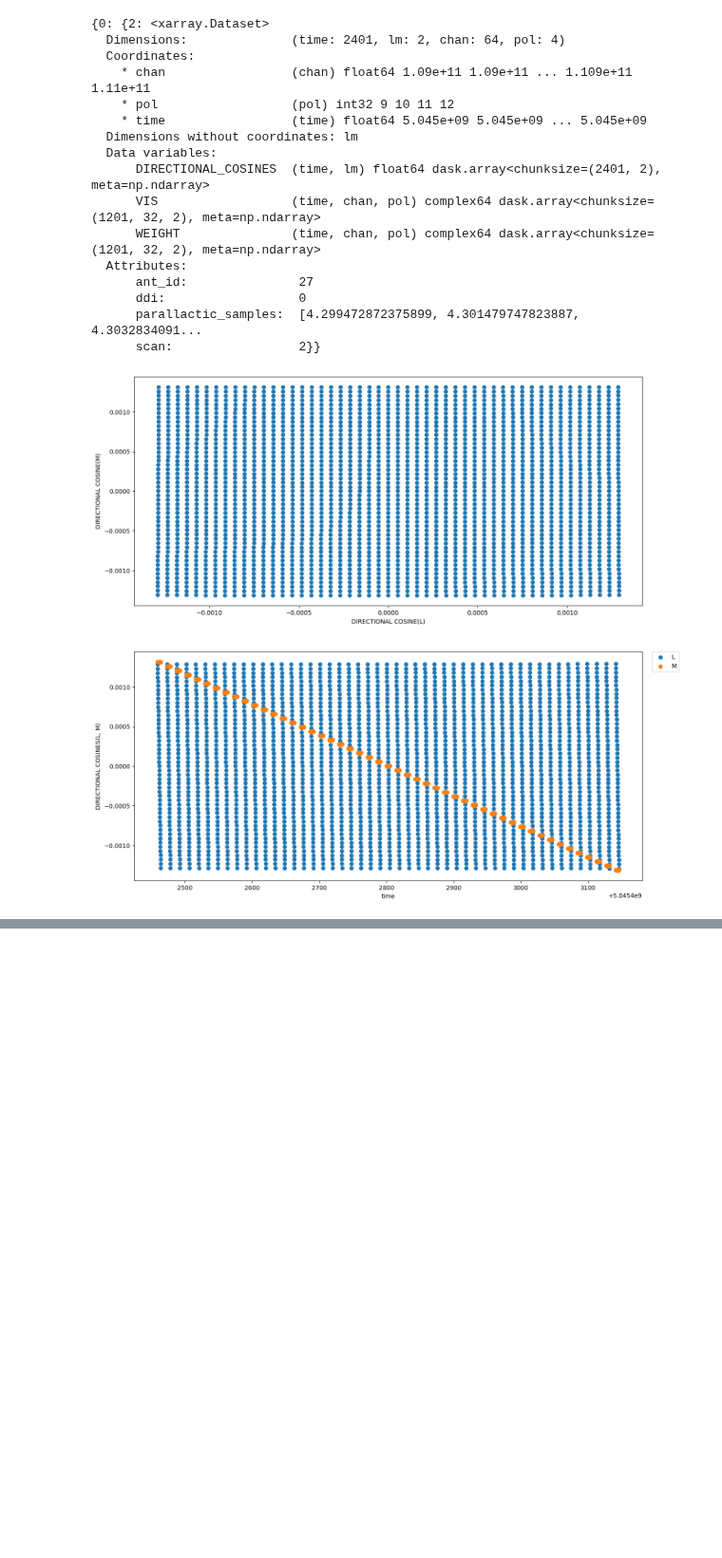
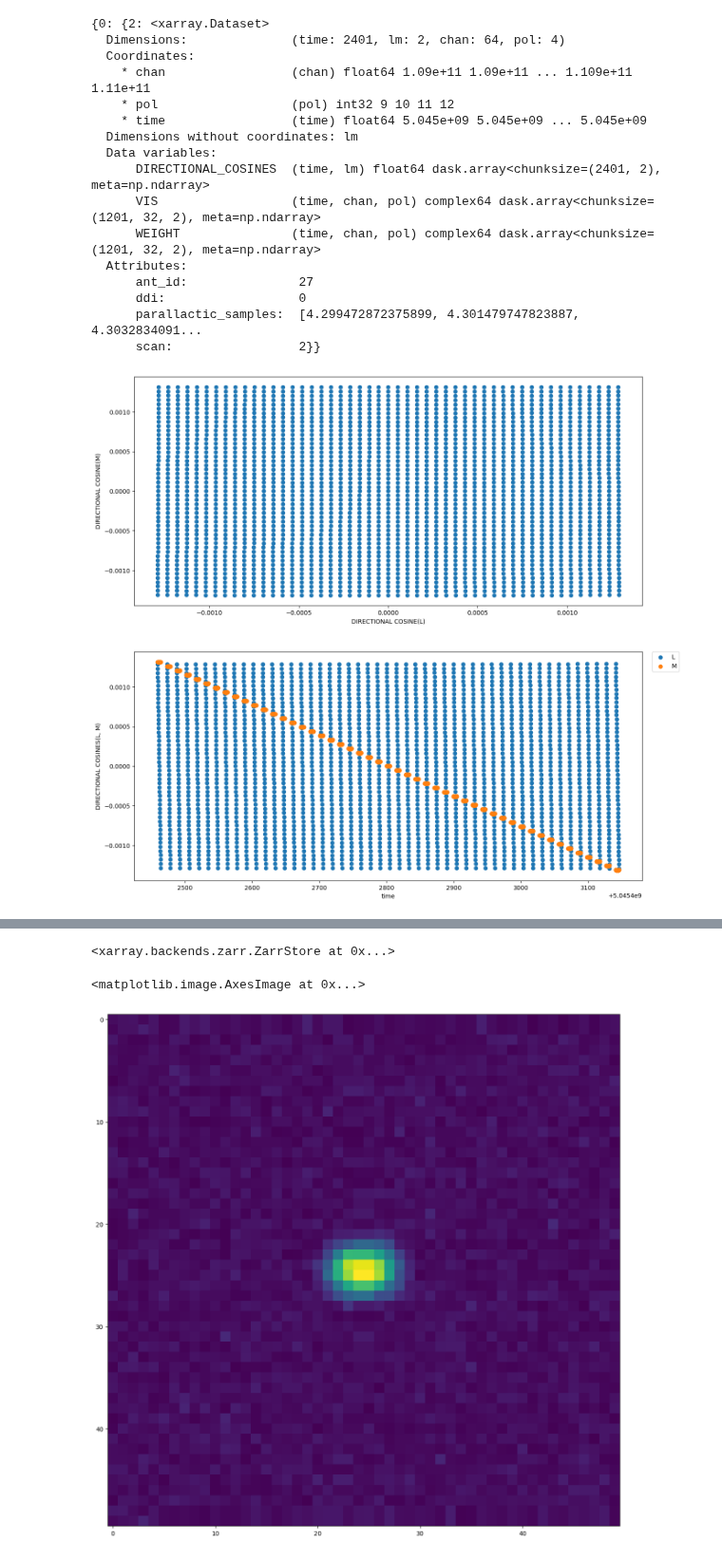
Before and after one commit to casangi/astrohack, a Jupyter notebook: examples/alma_holography_example_notebook.ipynb, the cells around one changed output, grey strips where cells are left out. Shown at 95% size. Saved outputs shown, nothing was run; the diff lists cells and outputs as text; code cells hidden in the pictures; blank space fills up the shorter version.

Commit message:
Fixed a few issues in the _holog_chunk section of the code and cleaned up the notebook. Also, added some contour plots.

```diff
--- a/examples/alma_holography_example_notebook.ipynb
+++ b/examples/alma_holography_example_notebook.ipynb
@@ -45,6 +45,17 @@ def performance(func):
         stop = time.time()
         print("Completion time: {}".format(stop - start))
     return wrapper
+
+def _open_holog(hack_name):
+    file_name = ".".join((hack_name, 'holog'))
+
+    ant_grid_data = {}
+
+    ant_list =  [dir_name for dir_name in os.listdir(file_name) if os.path.isdir(file_name)]
+    for ant in ant_list:
+        ant_grid_data[int(ant)] = xr.open_zarr("/".join( (file_name, ant) ))
+
+    return ant_grid_data
 
 def print_hack_file(hack):
     for ddi in hack.keys():
@@ -318,0 +337,60 @@ plt.show()
+# %%
+import xarray as xr
+
+from scipy.interpolate import griddata
+
+holog_chunk_params = {}
+
+holog_chunk_params['hack_name'] = 'hack.dict'
+holog_chunk_params['ant_id'] = 27
+
+
+hack, ant_data_dict = load_hack_file('hack.dict', dask_load=False, load_pnt_dict=False, ant_id=27)
+
+dims = _read_dimensions_meta_data(hack_name='hack.dict', ant_id=27)
+
+n_ddi = len(ant_data_dict.keys())
+n_scan = len(ant_data_dict[0].keys())
+n_pol = dims['pol']
+n_points = int(np.sqrt(dims['time'])+1)
+
+ant_data_array = np.empty((n_scan, n_ddi, n_pol, n_points, n_points), dtype=np.cdouble)
+
+time_centroid = []
+
+for ddi_index, ddi in enumerate(ant_data_dict.keys()):
+    for scan_index, scan in enumerate(ant_data_dict[ddi].keys()):
+
+
+        # Grid (l, m) points
+        lm = ant_data_dict[ddi][scan].DIRECTIONAL_COSINES.values[:, np.newaxis, :]
+        lm = np.tile(lm, (1, n_pol, 1))
+
+        # VIS values
+        vis = ant_data_dict[ddi][scan].VIS.mean(dim='chan').values
+        time_centroid_index = int(ant_data_dict[ddi][scan].dims['time']*0.5)+1
+
+        time_centroid.append(ant_data_dict[ddi][scan].coords['time'][time_centroid_index].values)
+        extent = dims['extent']
+
+        grid_x, grid_y = np.mgrid[-extent:extent:n_points*1j, -extent:extent:n_points*1j]
+
+        grid = griddata(lm[:, 0, :], vis[:, 0], (grid_x, grid_y), method='nearest')
+        ant_data_array[scan_index, ddi_index, 0, :, :] = grid
+
+
+xds = xr.Dataset()
+xds.assign_coords({
+    'time_centroid': np.array(time_centroid),
+    'ddi':list(map(int, ant_data_dict.keys())),
+    'pol':[i for i in range(n_pol)]
+})
+
+xds['GRID'] = xr.DataArray(ant_data_array, dims=['time-centroid','ddi', 'pol', 'l', 'm'])
+
+xds.attrs['ant_id'] = holog_chunk_params['ant_id']
+xds.attrs['time_centroid'] = np.array(time_centroid)
+
+xds.to_zarr(os.path.join(".".join((holog_chunk_params['hack_name'], "holog")) , str(holog_chunk_params['ant_id'])), mode='w', compute=True, consolidated=True)
+# %% [output]
+<xarray.backends.zarr.ZarrStore at 0x...>
@@ -318,0 +399,7 @@ plt.show()
+# %%
+ant_grid_data = _open_holog('hack.dict')
+# %%
+plt.imshow(np.abs(ant_grid_data[27].GRID.values[0,0,0,...]))
+# %% [output]
+<matplotlib.image.AxesImage at 0x...>
+[figure, added]
```
Also changed, not shown: parts of 5 cells of this notebook, 1 other file.
